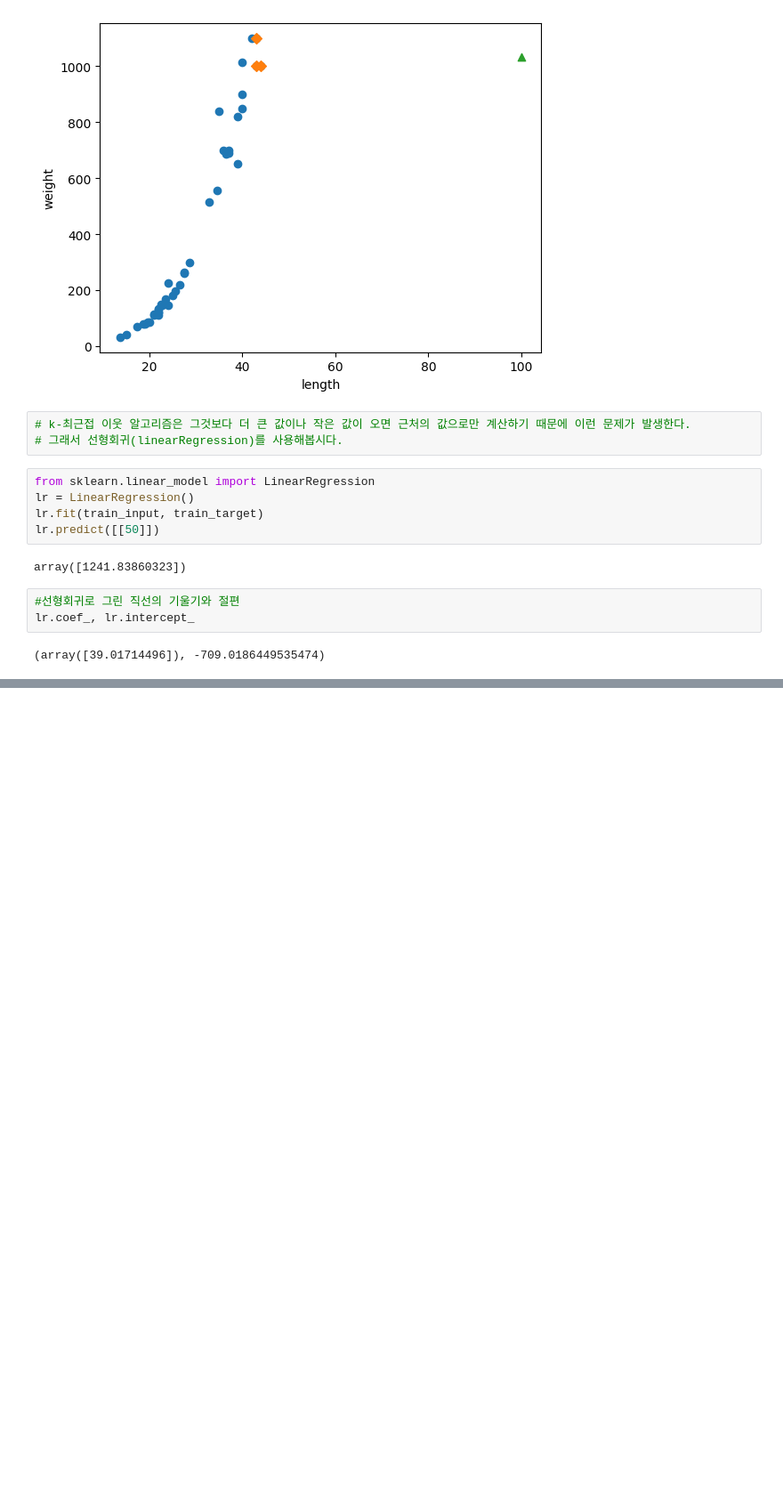
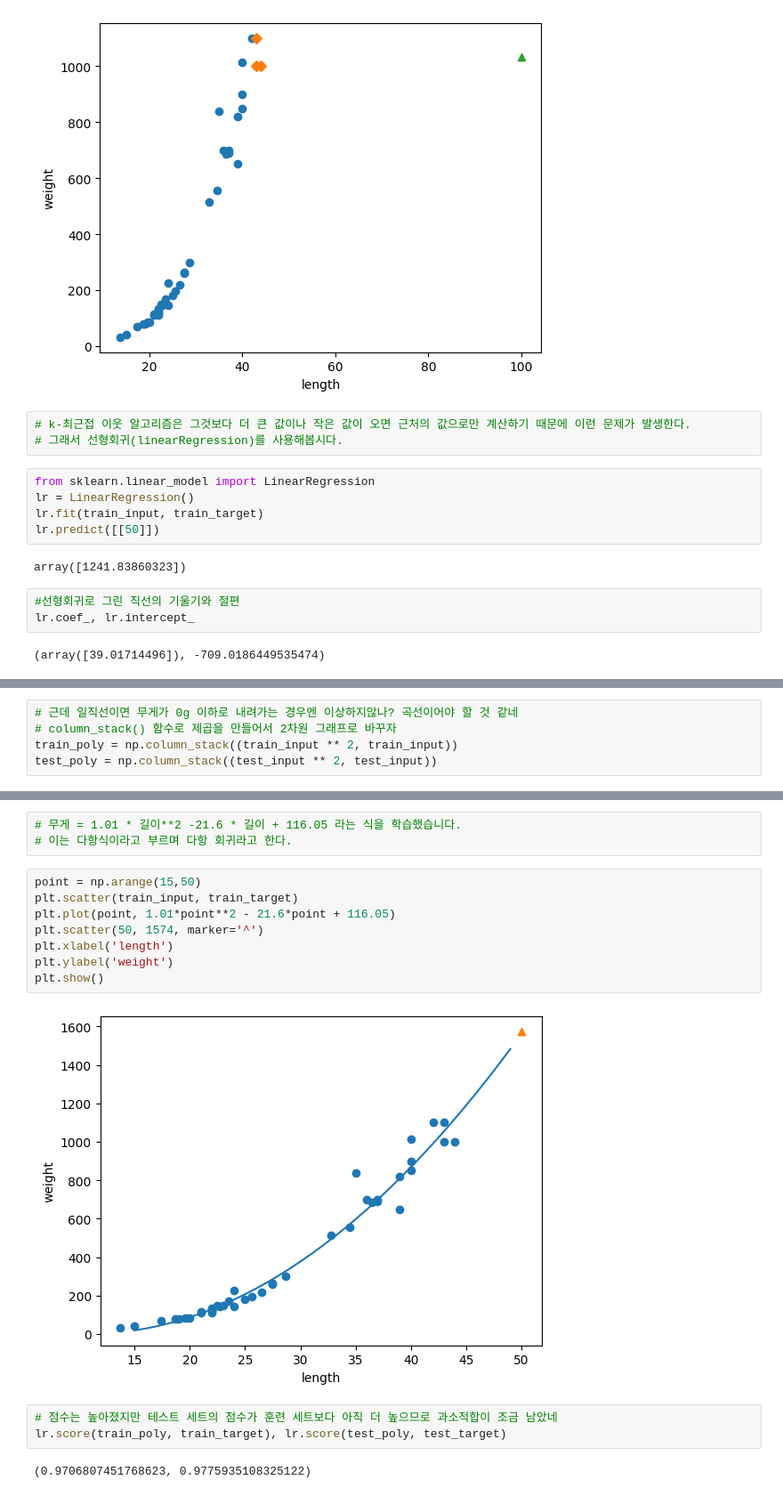
Before and after one commit to lth0813/KEPCO, a Jupyter notebook: ML & DL/BreamAndSmelt.ipynb, the cells around one changed output, grey strips where cells are left out. Shown at 89% size. Cells and saved outputs as stored; diff of their text form; blank space fills up the shorter version.

```diff
--- a/ML & DL/BreamAndSmelt.ipynb
+++ b/ML & DL/BreamAndSmelt.ipynb
@@ -383,0 +394,5 @@ lr.coef_, lr.intercept_
+# %%
+# 근데 일직선이면 무게가 0g 이하로 내려가는 경우엔 이상하지않나? 곡선이어야 할 것 같네
+# column_stack() 함수로 제곱을 만들어서 2차원 그래프로 바꾸자
+train_poly = np.column_stack((train_input ** 2, train_input))
+test_poly = np.column_stack((test_input ** 2, test_input))
@@ -383,0 +413,18 @@ lr.coef_, lr.intercept_
+# %%
+# 무게 = 1.01 * 길이**2 -21.6 * 길이 + 116.05 라는 식을 학습했습니다.
+# 이는 다항식이라고 부르며 다항 회귀라고 한다.
+# %%
+point = np.arange(15,50)
+plt.scatter(train_input, train_target)
+plt.plot(point, 1.01*point**2 - 21.6*point + 116.05)
+plt.scatter(50, 1574, marker='^')
+plt.xlabel('length')
+plt.ylabel('weight')
+plt.show()
+# %% [output]
+[figure, added]
+# %%
+# 점수는 높아졌지만 테스트 세트의 점수가 훈련 세트보다 아직 더 높으므로 과소적합이 조금 남았네
+lr.score(train_poly, train_target), lr.score(test_poly, test_target)
+# %% [output]
+(0.9706807451768623, 0.9775935108325122)
```
Also changed, not shown: parts of 32 cells of this notebook.
